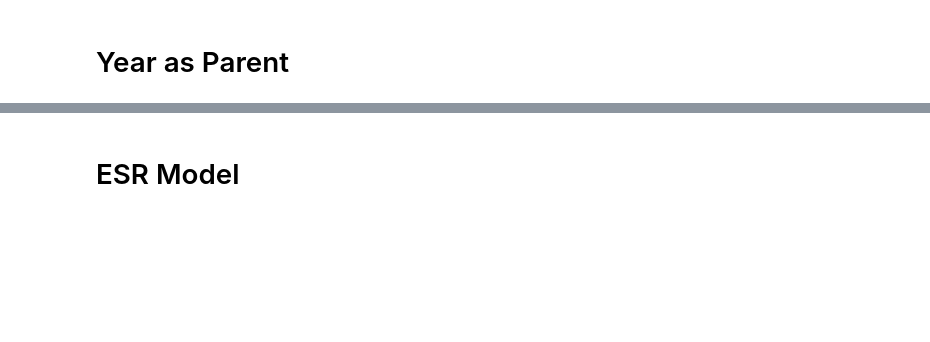
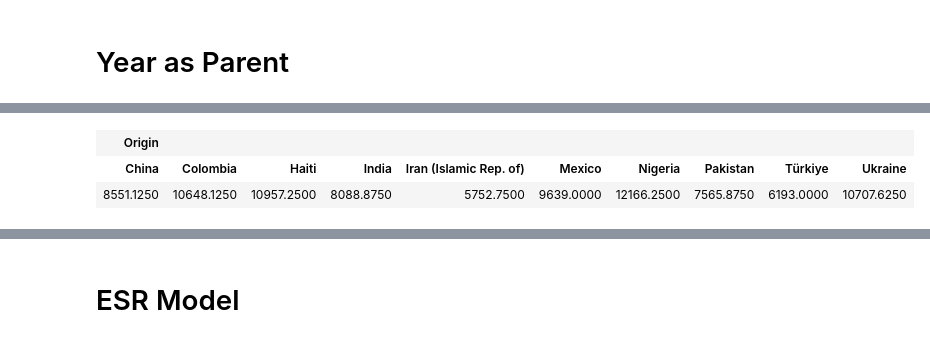
Before and after one commit to kennethkflai/MigrationForecastingLSTM, a Jupyter notebook: individual_networks.ipynb, the cells around one changed output, grey strips where cells are left out. Cells and saved outputs as stored; diff of their text form; code cells hidden in the pictures; blank space fills up the shorter version.

```diff
--- a/individual_networks.ipynb
+++ b/individual_networks.ipynb
@@ -258,0 +256,6 @@ gnb.showInference(bot_model, evs={},size="10")
+# %%
+model.cpt("Origin")
+# %% [output]
+| Origin |  |  |  |  |  |  |  |  |  |
+| China | Colombia | Haiti | India | Iran (Islamic Rep. of) | Mexico | Nigeria | Pakistan | Türkiye | Ukraine |
+| 8551.1250 | 10648.1250 | 10957.2500 | 8088.8750 | 5752.7500 | 9639.0000 | 12166.2500 | 7565.8750 | 6193.0000 | 10707.6250 |
```
Also changed, not shown: parts of 20 cells of this notebook, 44 other files.
